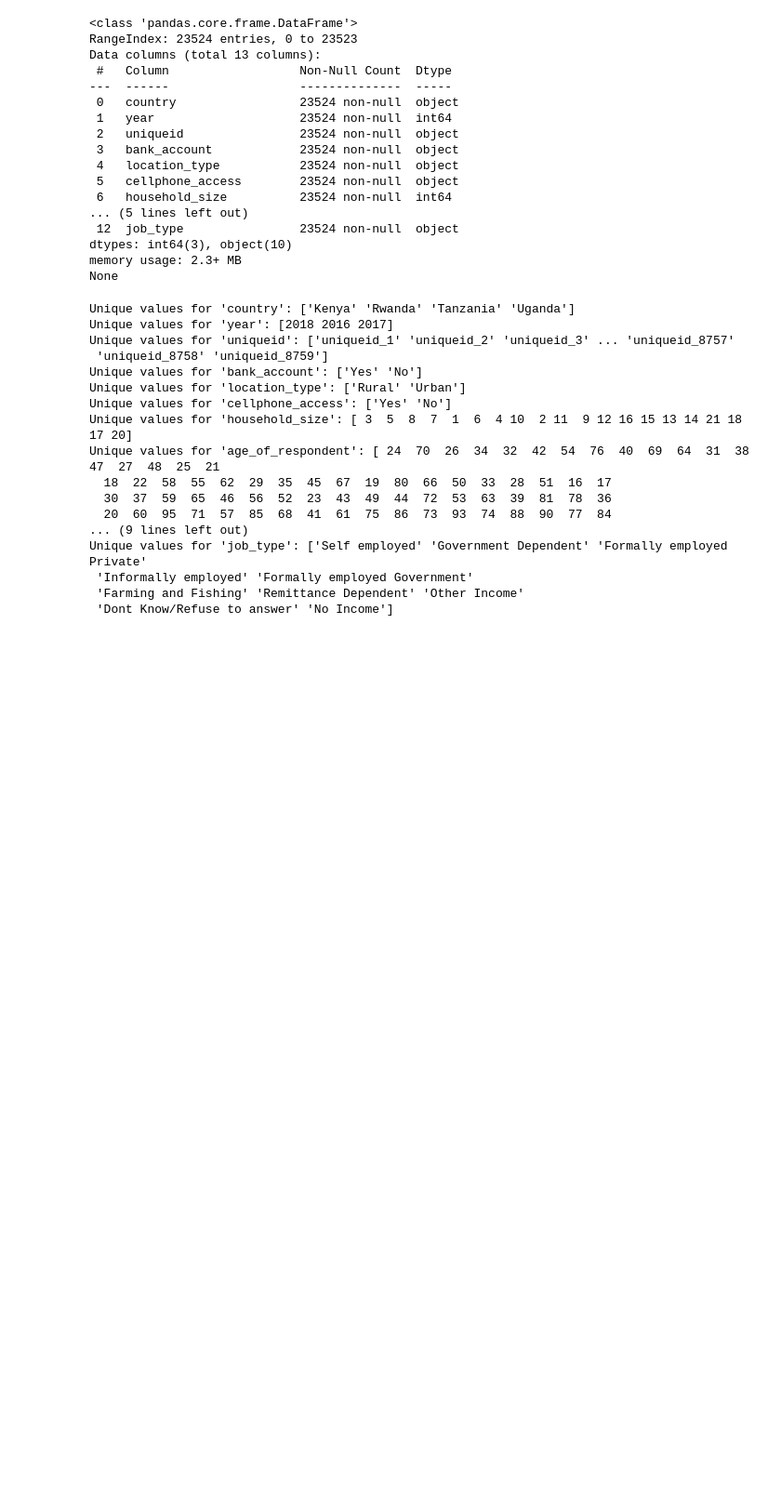
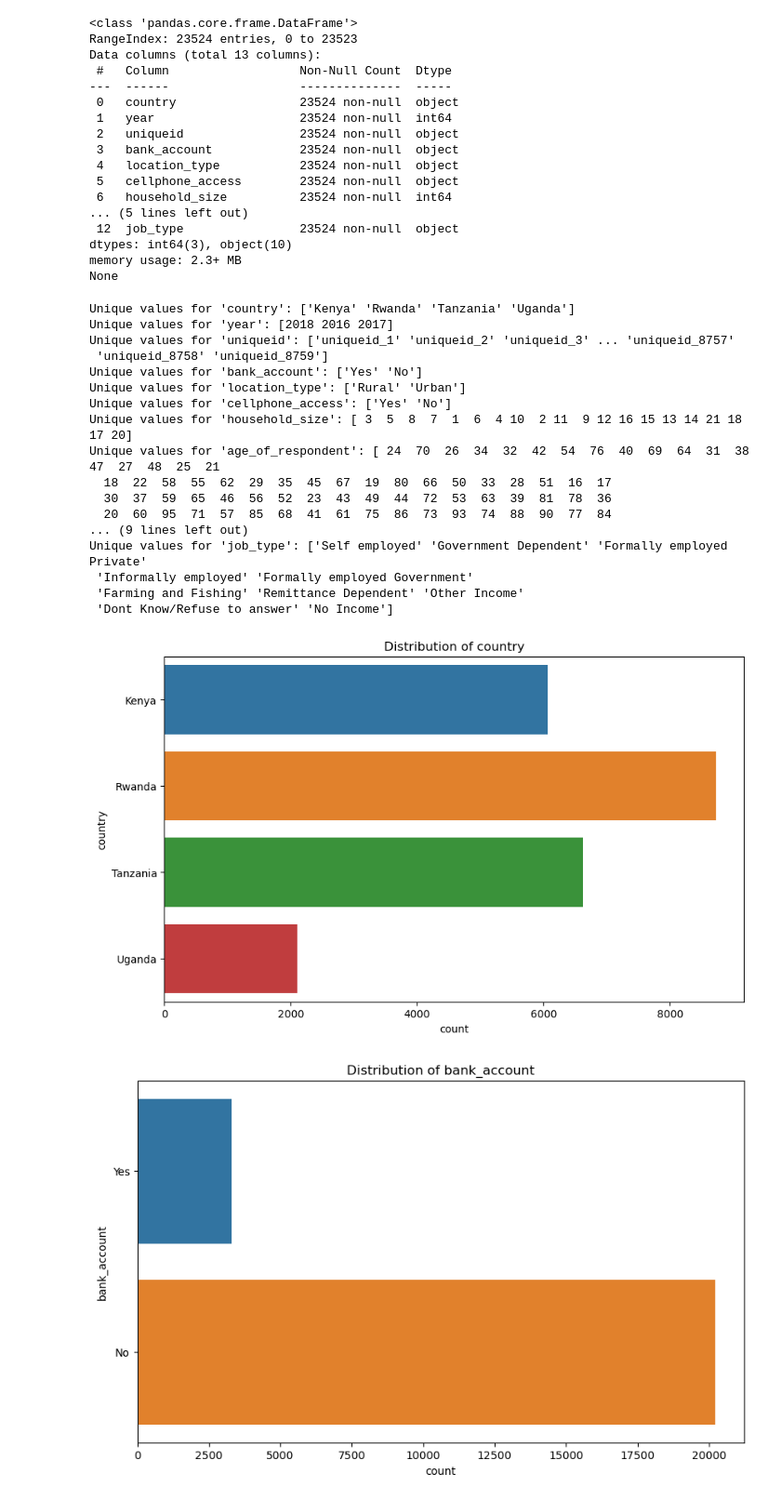
Before and after one commit to liciemw/FINANCIAL-INCLUSION-PROJECT, a Jupyter notebook: Untitled-1.ipynb, the cells around one changed output. Shown: that part at 93% size. Cells and saved outputs as stored; diff of their text form; code cells hidden in the pictures; blank space fills up the shorter version.

```diff
--- a/Untitled-1.ipynb
+++ b/Untitled-1.ipynb
@@ -78,3 +78,30 @@ Unique values for 'job_type': ['Self employed' 'Government Dependent' 'Formally
  'Informally employed' 'Formally employed Government'
  'Farming and Fishing' 'Remittance Dependent' 'Other Income'
  'Dont Know/Refuse to answer' 'No Income']
+# %%
+import pandas as pd
+import matplotlib.pyplot as plt
+import seaborn as sns
+categorical_variables = ['country', 'bank_account', 'location_type', 'cellphone_access',
+                         'gender_of_respondent', 'relationship_with_head', 'marital_status',
+                         'education_level', 'job_type']
+
+for column in categorical_variables:
+    plt.figure(figsize=(10, 6))
+    sns.countplot(data=train, y=column)
+    plt.title(f'Distribution of {column}')
+    plt.show()
+
+
+numerical_variables = ['household_size', 'age_of_respondent']
+
+for column in numerical_variables:
+    plt.figure(figsize=(10, 6))
+    sns.histplot(data=train, x=column, bins=20, kde=True)
+    plt.title(f'Distribution of {column}')
+    plt.xlabel(column)
+    plt.ylabel('Frequency')
+    plt.show()
+# %% [output]
+[figure, added]
+[figure, added]
```
Also changed, not shown: parts of 3 cells of this notebook.
